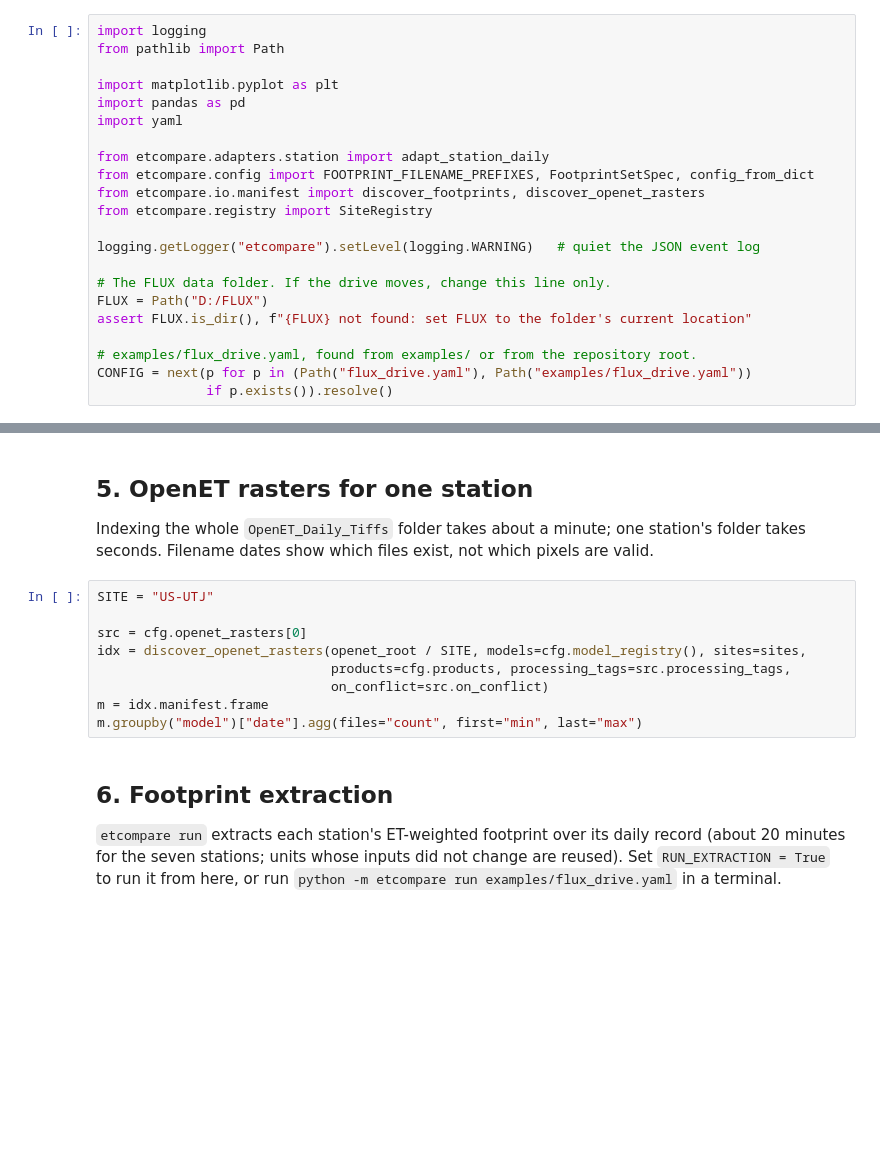
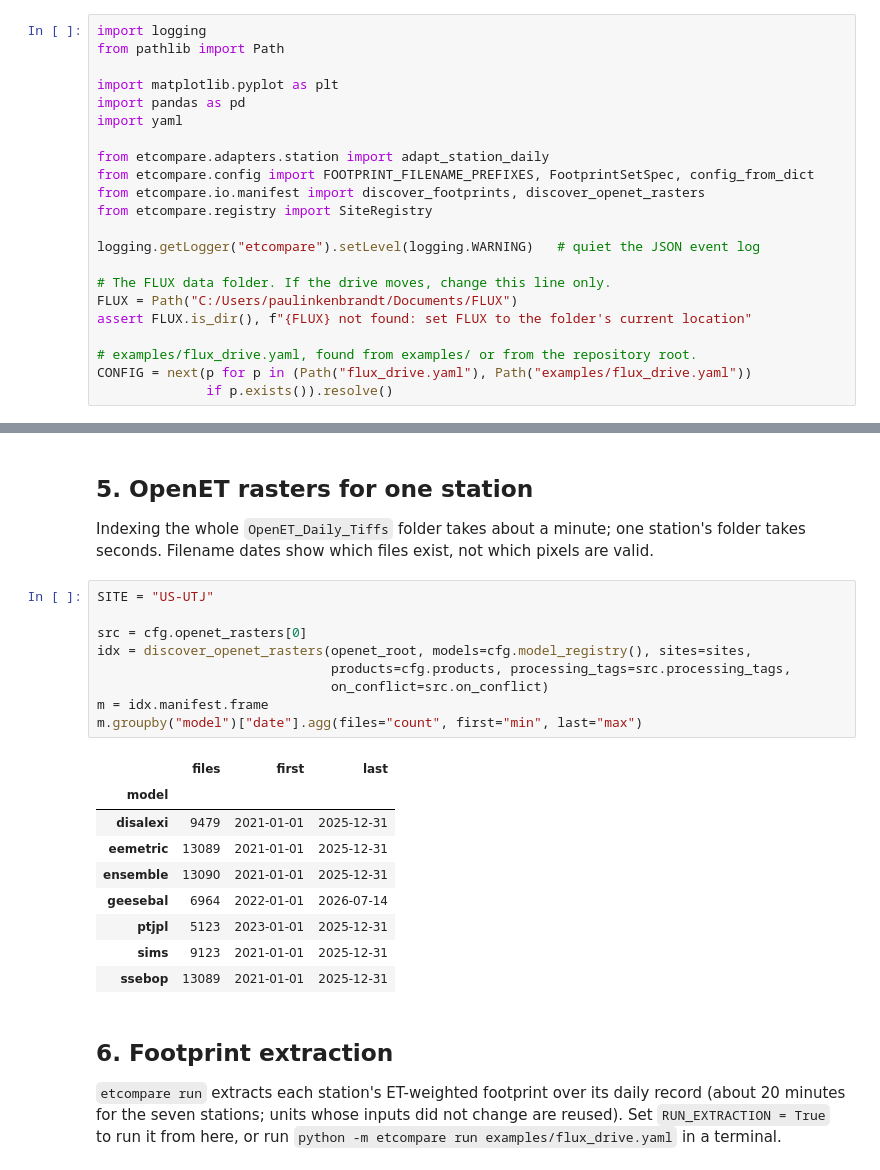
Before and after one commit to inkenbrandt/comparison, a Jupyter notebook: examples/flux_drive.ipynb, the cells around one changed output, grey strips where cells are left out. Cells and saved outputs as stored; diff of their text form; blank space fills up the shorter version.

```diff
--- a/examples/flux_drive.ipynb
+++ b/examples/flux_drive.ipynb
@@ -32,7 +32,7 @@ from etcompare.registry import SiteRegistry
 logging.getLogger("etcompare").setLevel(logging.WARNING)   # quiet the JSON event log
 
 # The FLUX data folder. If the drive moves, change this line only.
-FLUX = Path("D:/FLUX")
+FLUX = Path("C:/Users/paulinkenbrandt/Documents/FLUX")
 assert FLUX.is_dir(), f"{FLUX} not found: set FLUX to the folder's current location"
 
 # examples/flux_drive.yaml, found from examples/ or from the repository root.
@@ -138,12 +194,22 @@ folder takes seconds. Filename dates show which files exist, not which pixels ar
 # %%
 SITE = "US-UTJ"
 
 src = cfg.openet_rasters[0]
-idx = discover_openet_rasters(openet_root / SITE, models=cfg.model_registry(), sites=sites,
+idx = discover_openet_rasters(openet_root, models=cfg.model_registry(), sites=sites,
                               products=cfg.products, processing_tags=src.processing_tags,
                               on_conflict=src.on_conflict)
 m = idx.manifest.frame
 m.groupby("model")["date"].agg(files="count", first="min", last="max")
+# %% [output]
+|  | files | first | last |
+| model |  |  |  |
+| disalexi | 9479 | 2021-01-01 | 2025-12-31 |
+| eemetric | 13089 | 2021-01-01 | 2025-12-31 |
+| ensemble | 13090 | 2021-01-01 | 2025-12-31 |
+| geesebal | 6964 | 2022-01-01 | 2026-07-14 |
+| ptjpl | 5123 | 2023-01-01 | 2025-12-31 |
+| sims | 9123 | 2021-01-01 | 2025-12-31 |
+| ssebop | 13089 | 2021-01-01 | 2025-12-31 |
 # %% [markdown]
 ## 6. Footprint extraction
 
```
Also changed, not shown: parts of 8 cells of this notebook, 2 other files.
